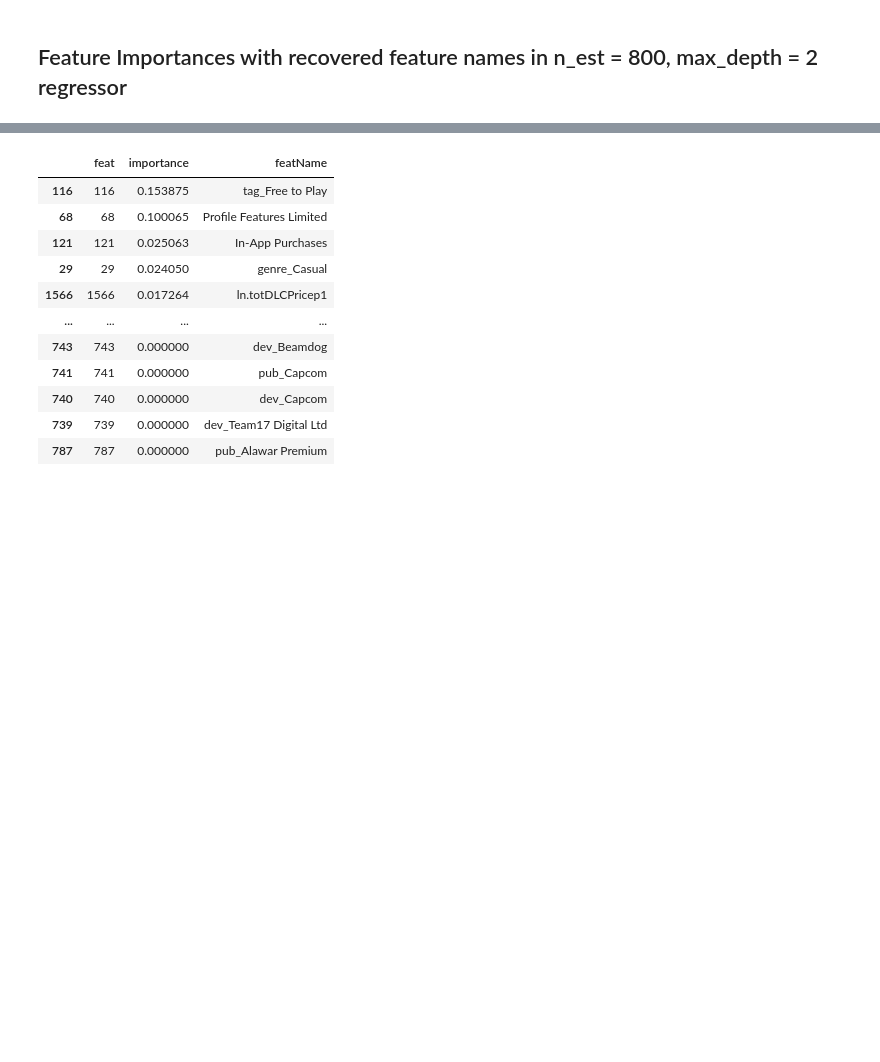
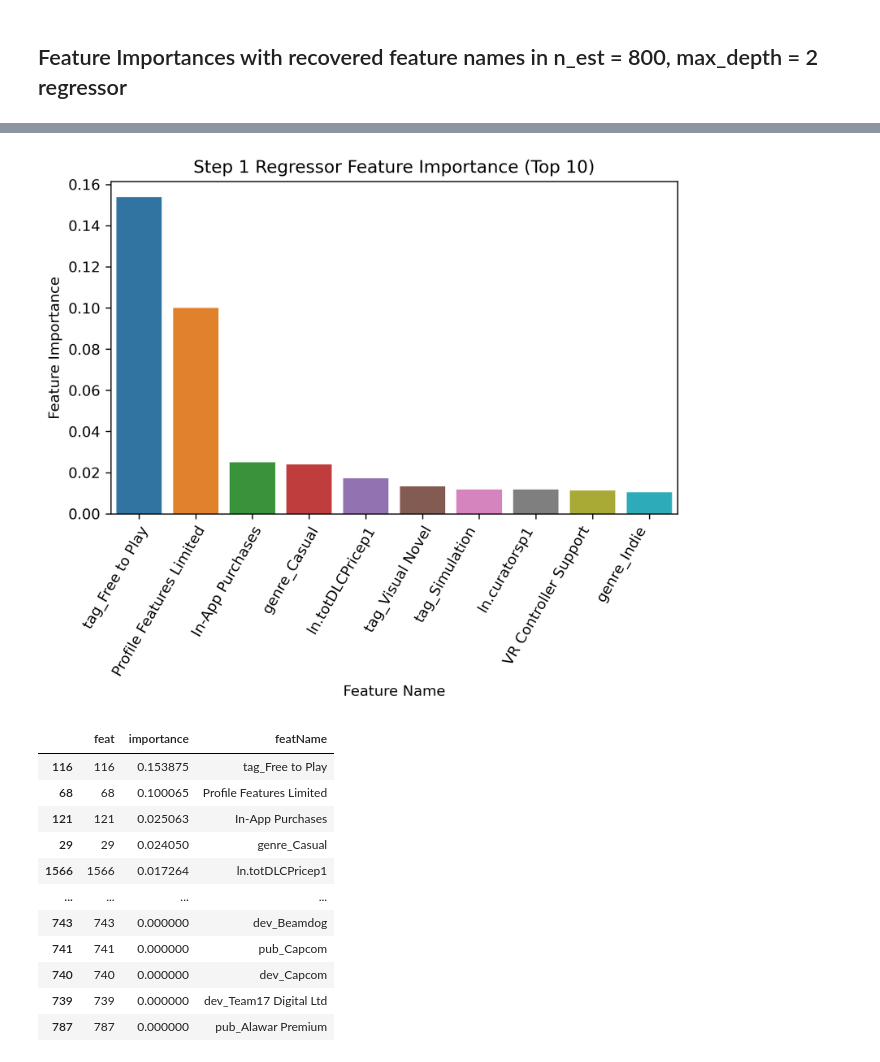
Before and after one commit to KingJMS1/JMT6366Project, a Jupyter notebook: Final Model.ipynb, the cells around one changed output, grey strips where cells are left out. Drawn from its saved outputs; the diff is of its cells as text; code cells hidden in the pictures; blank space fills up the shorter version.

```diff
--- a/Final Model.ipynb
+++ b/Final Model.ipynb
@@ -1055,2 +1082,8 @@ df_ff_feat_imp["featureName"] = feature_labels(df_ff_feat_imp["feat"])
+# %%
+df_sf_feat_imp["importance"] = df_sf_feat_imp[1]
+# %%
+df_sf_feat_imp = df_sf_feat_imp.drop([0, 1, 'featureName'], axis=1)
+# %%
+stp = df_sf_feat_imp[:10]
 # %%
 nonZero_df_ff = df_ff_feat_imp[df_ff_feat_imp["imp"] > 0]
@@ -1067,0 +1144,2 @@ sns.barplot(x="featureName", y="imp", data=nonZero_df_ff)
+# %%
+stp["Feature Name"] = stp["Feature Name"].str.replace("Tracked Controller Support", "VR Controller Support")
@@ -1068,3 +1152,17 @@ sns.barplot(x="featureName", y="imp", data=nonZero_df_ff)
+# %%
+fig, ax = plt.subplots()
+fig.set_figwidth(7)
+fig.set_figheight(6)
+fig.set_dpi(300)
+plt.subplots_adjust(bottom=.35)
+plt.setp(ax.xaxis.get_majorticklabels(), rotation=60, rotation_mode='anchor', ha='right')
+bpt = sns.barplot(x="Feature Name", y="importance", data=stp)
+bpt.set_xlabel("Feature Name")
+bpt.set_ylabel("Feature Importance")
+bpt.set_title("Step 1 Regressor Feature Importance (Top 10)")
+plt.savefig("S1RFI.tif", dpi=300, format="tif")
+# %% [output]
+[figure, added]
 # %%
 a = pd.DataFrame.from_dict([{"feat": i, "importance": x} for i, x in enumerate(fin_model.feature_importances_)])
 # %%
```
Also changed, not shown: parts of 14 cells of this notebook, 13 other files.
